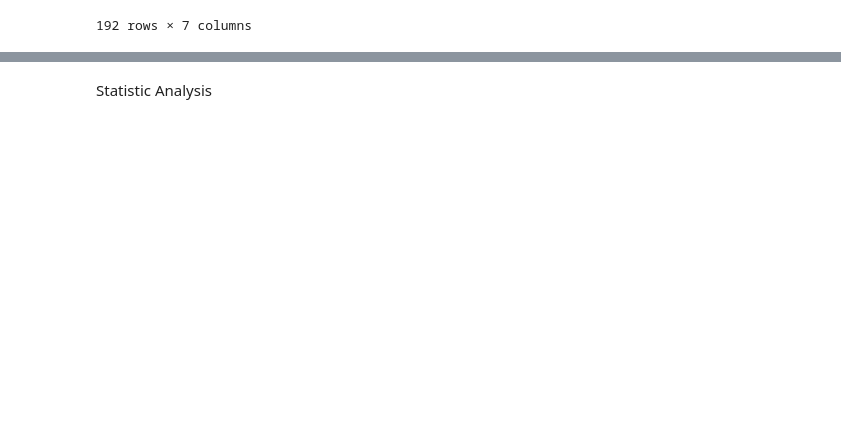
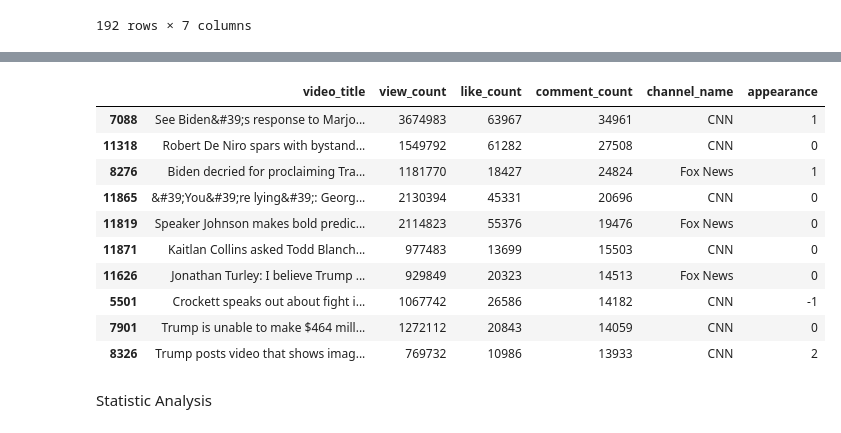
Before and after one commit to tyrionhuu/YouTube_Data_Science, a Jupyter notebook: time_series/src/video_statistics.ipynb, the cells around one changed output, grey strips where cells are left out. Drawn from its saved outputs; the diff is of its cells as text; code cells hidden in the pictures; blank space fills up the shorter version.

```diff
--- a/time_series/src/video_statistics.ipynb
+++ b/time_series/src/video_statistics.ipynb
@@ -715,2 +716,18 @@ plt.show()
+# %%
+# most commented videos
+most_commented = cnn_fox.nlargest(10, 'comment_count')
+most_commented[['video_title', 'view_count', 'like_count', 'comment_count', 'channel_name', 'appearance']]
+# %% [output]
+|  | video_title | view_count | like_count | comment_count | channel_name | appearance |
+| 7088 | See Biden&#39;s response to Marjo... | 3674983 | 63967 | 34961 | CNN | 1 |
+| 11318 | Robert De Niro spars with bystand... | 1549792 | 61282 | 27508 | CNN | 0 |
+| 8276 | Biden decried for proclaiming Tra... | 1181770 | 18427 | 24824 | Fox News | 1 |
+| 11865 | &#39;You&#39;re lying&#39;: Georg... | 2130394 | 45331 | 20696 | CNN | 0 |
+| 11819 | Speaker Johnson makes bold predic... | 2114823 | 55376 | 19476 | Fox News | 0 |
+| 11871 | Kaitlan Collins asked Todd Blanch... | 977483 | 13699 | 15503 | CNN | 0 |
+| 11626 | Jonathan Turley: I believe Trump ... | 929849 | 20323 | 14513 | Fox News | 0 |
+| 5501 | Crockett speaks out about fight i... | 1067742 | 26586 | 14182 | CNN | -1 |
+| 7901 | Trump is unable to make $464 mill... | 1272112 | 20843 | 14059 | CNN | 0 |
+| 8326 | Trump posts video that shows imag... | 769732 | 10986 | 13933 | CNN | 2 |
 # %% [markdown]
 Statistic Analysis
```
Also changed, not shown: parts of 24 cells of this notebook, 12 other files.
